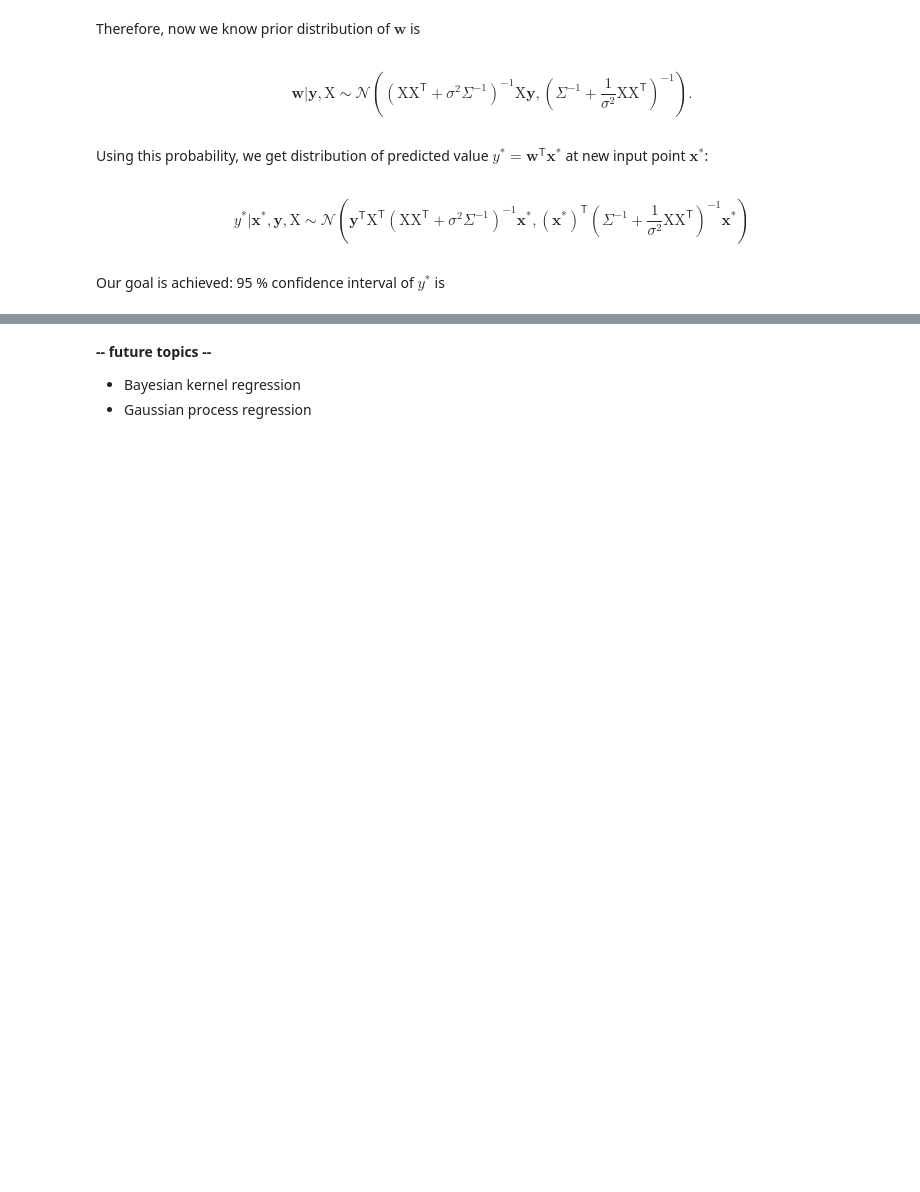
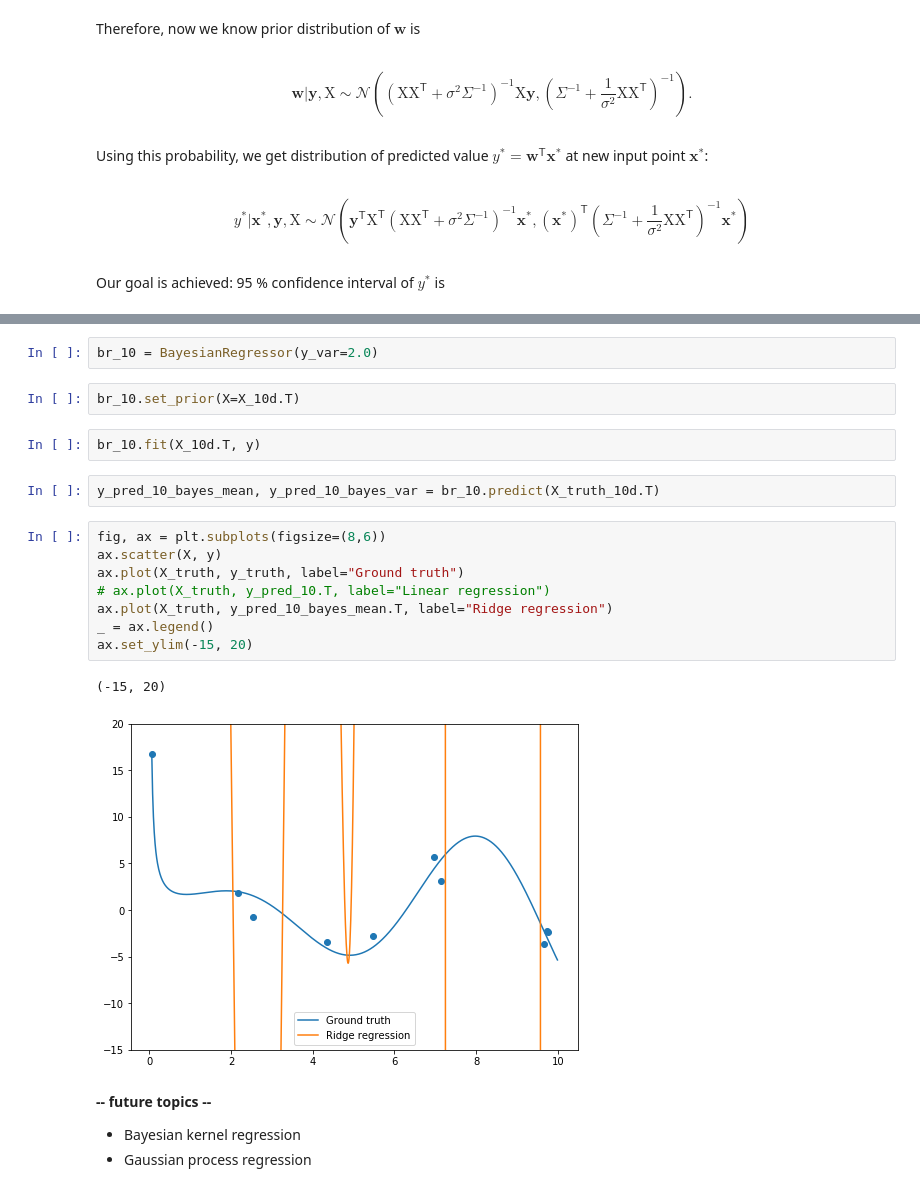
Before and after one commit to yuinityk/ML-impl, a Jupyter notebook: BayesianRegression/BayesReg.ipynb, the cells around one changed output, grey strips where cells are left out. Saved outputs shown, nothing was run; the diff lists cells and outputs as text; blank space fills up the shorter version.

Commit message:
[Add] implementation of Bayesian regression (bug exists)

```diff
--- a/BayesianRegression/BayesReg.ipynb
+++ b/BayesianRegression/BayesReg.ipynb
@@ -330,3 +436,22 @@ Now, let's go formula deformation so that we can generalize it to **kernel regre
+# %%
+br_10 = BayesianRegressor(y_var=2.0)
+# %%
+br_10.set_prior(X=X_10d.T)
+# %%
+br_10.fit(X_10d.T, y)
+# %%
+y_pred_10_bayes_mean, y_pred_10_bayes_var = br_10.predict(X_truth_10d.T)
+# %%
+fig, ax = plt.subplots(figsize=(8,6))
+ax.scatter(X, y)
+ax.plot(X_truth, y_truth, label="Ground truth")
+# ax.plot(X_truth, y_pred_10.T, label="Linear regression")
+ax.plot(X_truth, y_pred_10_bayes_mean.T, label="Ridge regression")
+_ = ax.legend()
+ax.set_ylim(-15, 20)
+# %% [output]
+(-15, 20)
+[figure, added]
 # %% [markdown]
 **-- future topics --**
 * Bayesian kernel regression
```
Also changed, not shown: parts of 15 cells of this notebook.
